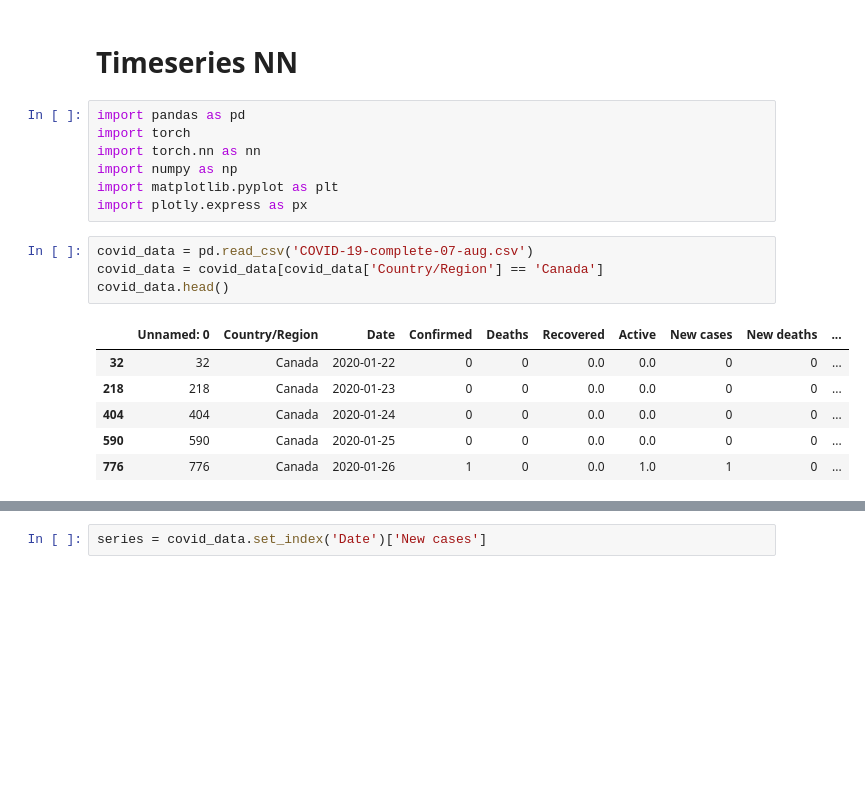
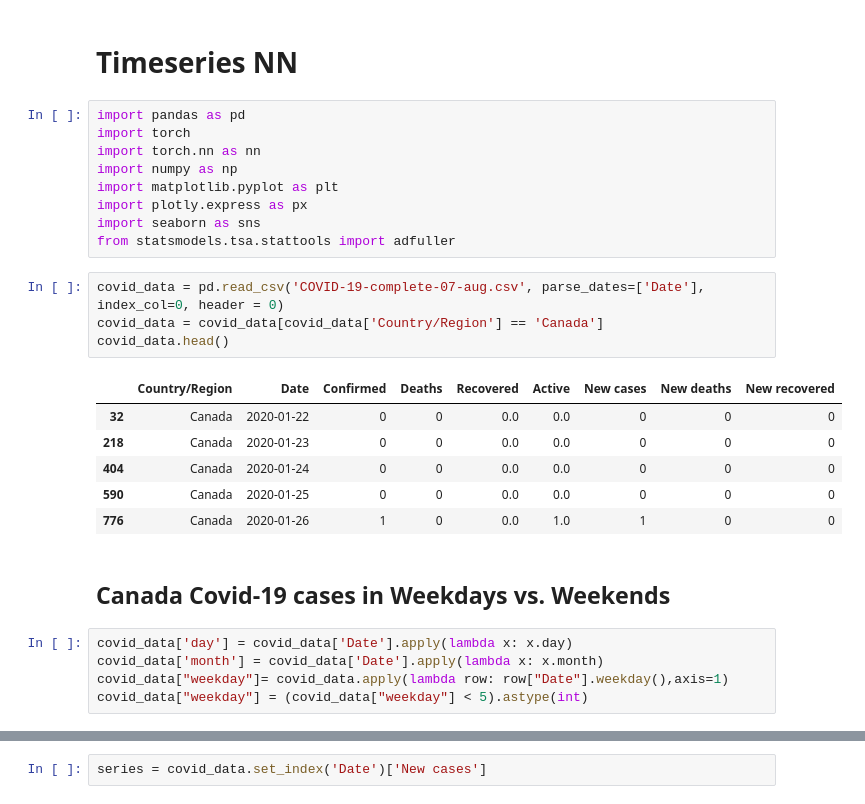
Before and after one commit to kiranrawat/Covid-19-diagnosis-and-its-clinical-spectrum, a Jupyter notebook: Timeseries NN Covid.ipynb, the cells around one changed output, grey strips where cells are left out. Drawn from its saved outputs; the diff is of its cells as text; blank space fills up the shorter version.

```diff
--- a/Timeseries NN Covid.ipynb
+++ b/Timeseries NN Covid.ipynb
@@ -7,14 +7,23 @@ import torch.nn as nn
 import numpy as np
 import matplotlib.pyplot as plt
 import plotly.express as px
+import seaborn as sns
+from statsmodels.tsa.stattools import adfuller
 # %%
-covid_data = pd.read_csv('COVID-19-complete-07-aug.csv')
+covid_data = pd.read_csv('COVID-19-complete-07-aug.csv', parse_dates=['Date'], index_col=0, header = 0)
 covid_data = covid_data[covid_data['Country/Region'] == 'Canada']
 covid_data.head()
 # %% [output]
-|  | Unnamed: 0 | Country/Region | Date | Confirmed | Deaths | Recovered | Active | New cases | New deaths | ... |
-| 32 | 32 | Canada | 2020-01-22 | 0 | 0 | 0.0 | 0.0 | 0 | 0 | ... |
-| 218 | 218 | Canada | 2020-01-23 | 0 | 0 | 0.0 | 0.0 | 0 | 0 | ... |
-| 404 | 404 | Canada | 2020-01-24 | 0 | 0 | 0.0 | 0.0 | 0 | 0 | ... |
-| 590 | 590 | Canada | 2020-01-25 | 0 | 0 | 0.0 | 0.0 | 0 | 0 | ... |
-| 776 | 776 | Canada | 2020-01-26 | 1 | 0 | 0.0 | 1.0 | 1 | 0 | ... |
+|  | Country/Region | Date | Confirmed | Deaths | Recovered | Active | New cases | New deaths | New recovered |
+| 32 | Canada | 2020-01-22 | 0 | 0 | 0.0 | 0.0 | 0 | 0 | 0 |
+| 218 | Canada | 2020-01-23 | 0 | 0 | 0.0 | 0.0 | 0 | 0 | 0 |
+| 404 | Canada | 2020-01-24 | 0 | 0 | 0.0 | 0.0 | 0 | 0 | 0 |
+| 590 | Canada | 2020-01-25 | 0 | 0 | 0.0 | 0.0 | 0 | 0 | 0 |
+| 776 | Canada | 2020-01-26 | 1 | 0 | 0.0 | 1.0 | 1 | 0 | 0 |
+# %% [markdown]
+## Canada Covid-19 cases in Weekdays vs. Weekends
+# %%
+covid_data['day'] = covid_data['Date'].apply(lambda x: x.day)
+covid_data['month'] = covid_data['Date'].apply(lambda x: x.month)
+covid_data["weekday"]= covid_data.apply(lambda row: row["Date"].weekday(),axis=1)
+covid_data["weekday"] = (covid_data["weekday"] < 5).astype(int)
```
Also changed, not shown: parts of 17 cells of this notebook.
